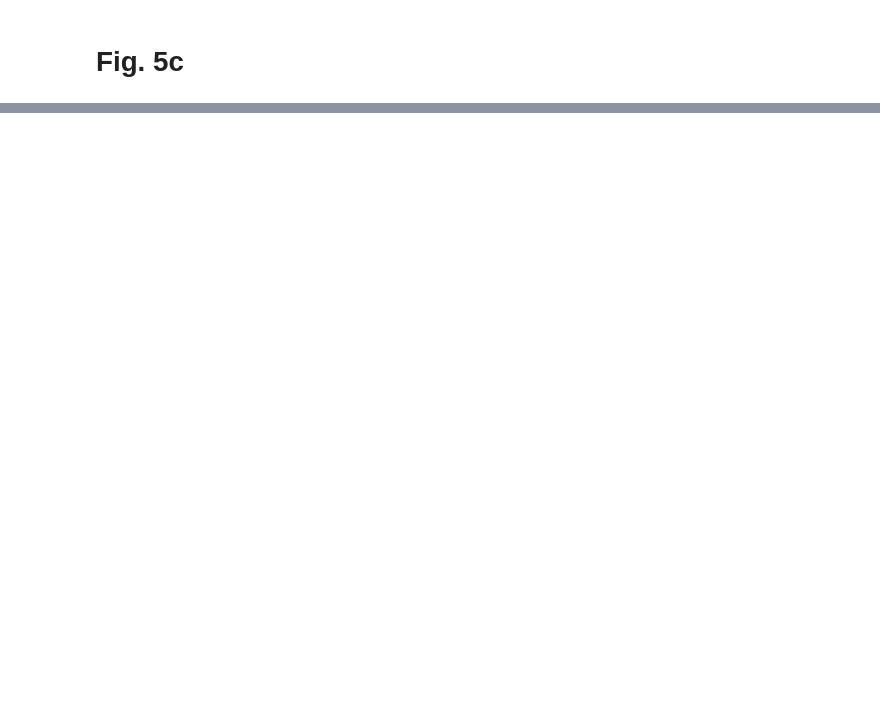
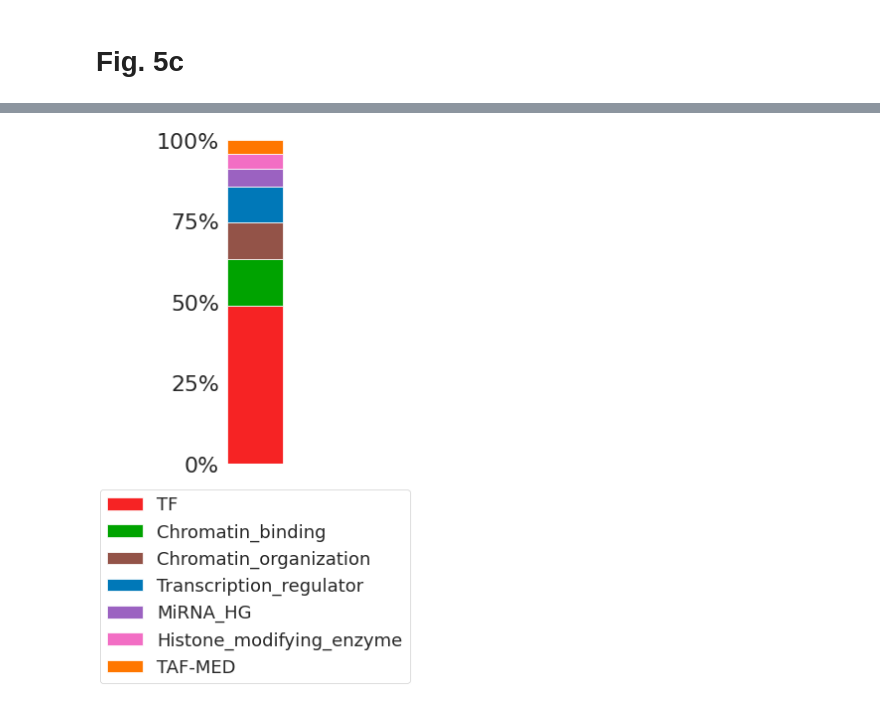
Before and after one commit to mortazavilab/8cube_manuscript, a Jupyter notebook: notebooks/Fig5.ipynb, the cells around one changed output, grey strips where cells are left out. Saved outputs shown, nothing was run; the diff lists cells and outputs as text; code cells hidden in the pictures; blank space fills up the shorter version.

```diff
--- a/notebooks/Fig5.ipynb
+++ b/notebooks/Fig5.ipynb
@@ -199,0 +268,50 @@ plt.show()
+# %%
+reg_genes = pd.read_csv("/share/crsp/lab/seyedam/share/igvf_pipeline/topyfic/gene_display_table_7categories.csv", index_col=0)
+data = sc.read_h5ad(f'/share/crsp/lab/seyedam/share/igvf_pipeline/topyfic/{tissue}_regulatory_only_normalized.h5ad')
+reg_genes = reg_genes[reg_genes['gene_name'].isin(data.var_names.tolist())]
+# %%
+sns.set_style("white")
+# %%
+biotype_counts = reg_genes['biotype'].value_counts()
+biotype_proportions = biotype_counts / biotype_counts.sum()
+
+biotype_palette = {
+    'TF': '#f62324',
+    'Chromatin_binding': '#00a300',
+    'Chromatin_organization': '#935348',
+    'Transcription_regulator': '#0078b8',
+    'MiRNA_HG': '#9b62c1',
+    'Histone_modifying_enzyme': '#f26ec4',
+    'TAF-MED': '#ff7700'
+}
+
+biotype_proportions_df = pd.DataFrame(biotype_proportions).T
+biotype_proportions_df = biotype_proportions_df[biotype_palette.keys()]
+
+fig, ax = plt.subplots(figsize=(2, 6))
+biotype_proportions_df.plot(kind='bar', stacked=True, color=[biotype_palette.get(x, '#808080') for x in biotype_proportions_df.columns], ax=ax)
+
+ax.set_ylim(0, 1)
+ax.set_xticks([])
+ax.set_xlabel('')
+ax.set_ylabel('')
+ax.set_title('')
+
+ax.set_yticks([0, 0.25, 0.5, 0.75, 1])
+ax.get_yaxis().set_tick_params(labelsize=22, pad=-20)
+ax.yaxis.set_major_formatter(ticker.FuncFormatter(lambda x, _: f'{int(x * 100)}%'))
+ax.yaxis.set_tick_params(which='both', length=0)
+
+ax.spines['top'].set_visible(False)
+ax.spines['right'].set_visible(False)
+ax.spines['bottom'].set_visible(False)
+ax.spines['left'].set_visible(False)
+
+ax.legend(bbox_to_anchor=(0.5, -0.05), loc='upper center', fontsize=18, ncol=1)
+plt.tight_layout()
+
+plt.savefig('../fig5/gene_biotype_barplot.png', dpi=300, bbox_inches='tight')
+
+plt.show()
+# %% [output]
+[figure, added]
```
Also changed, not shown: parts of 47 cells of this notebook, 21 other files.
